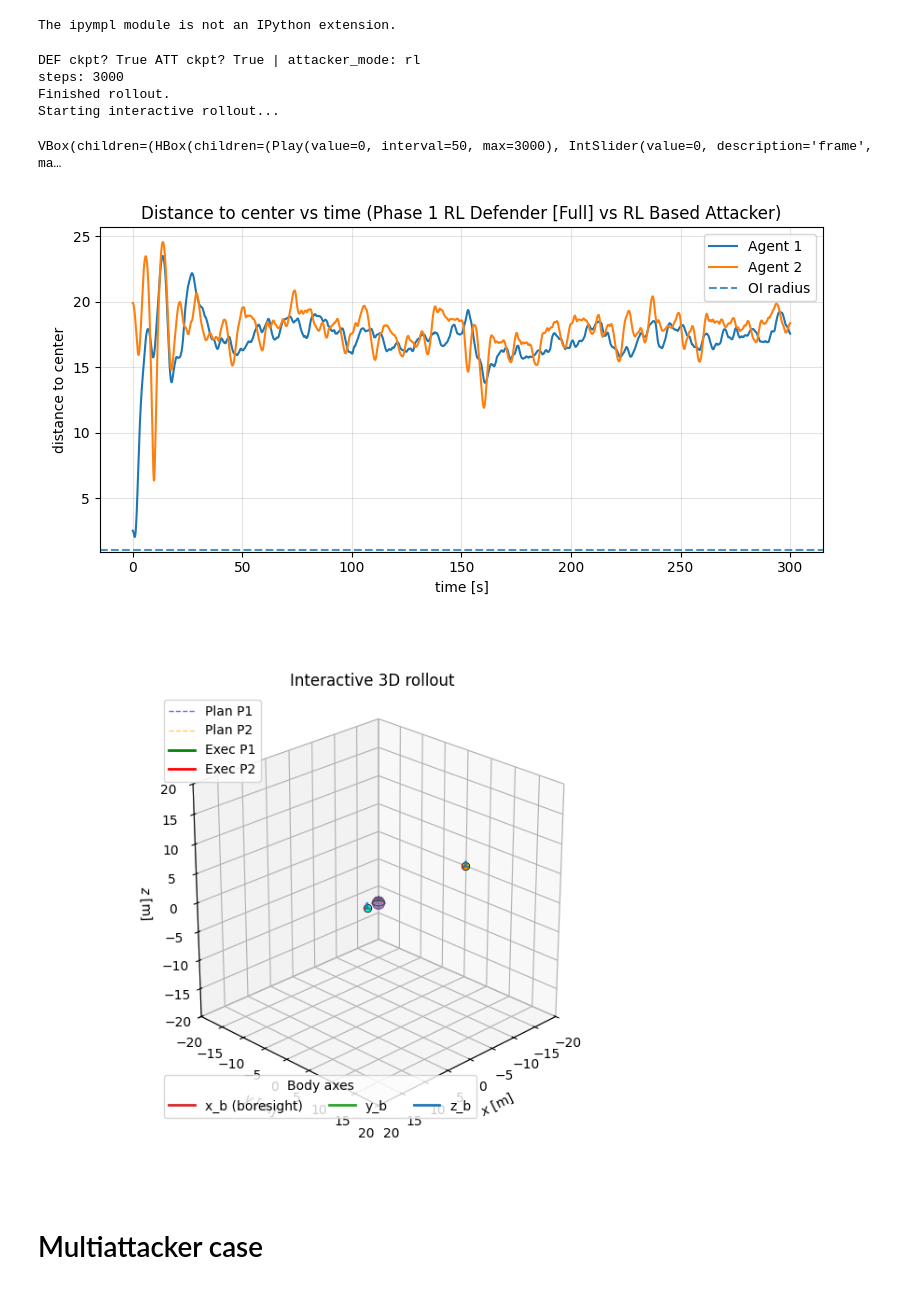
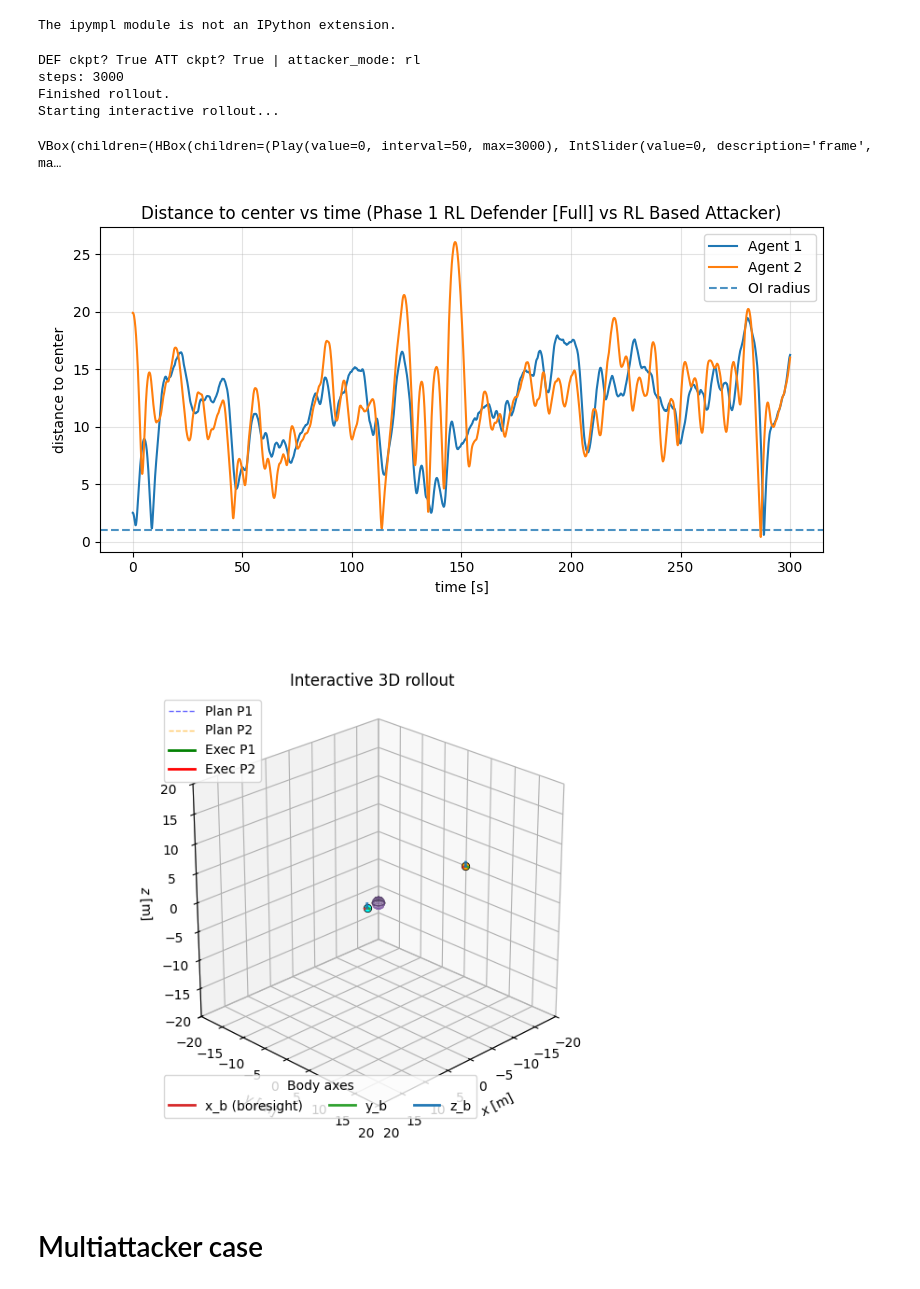
Before and after one commit to gussantaella1/PARL-PO, a Jupyter notebook: GameTheory_TopLevel.ipynb, the cells around one changed output. Cells and saved outputs as stored; diff of their text form; code cells hidden in the pictures.

```diff
--- a/GameTheory_TopLevel.ipynb
+++ b/GameTheory_TopLevel.ipynb
@@ -181,22 +181,22 @@ def run_with(**overrides):
 # %%
 if __name__ == "__main__":
     rollout, cfg = run_with(
         CKPT_DIR = Path("Training_Policy"),
-        POLICY_DEFENDER="def1_teacher.pt",
+        POLICY_DEFENDER="def0_teacher.pt",
         POLICY_ATTACKER="att1_teacher.pt",
         ATTACKER_MODE="rl",
         USE_UKF=False,
         ANIMATE_ROLLOUT=True
     )
 
     plot_rollout_center_distance(rollout, cfg, title = "Distance to center vs time (Phase 1 RL Defender [Full] vs RL Based Attacker)")
 # %% [output]
 DEF ckpt? True ATT ckpt? True | attacker_mode: rl
 steps: 3000
 Finished rollout.
 Starting interactive rollout...
 VBox(children=(HBox(children=(Play(value=0, interval=50, max=3000), IntSlider(value=0, description='frame', ma…
-[figure, old version]
+[figure, new version]
 [figure]
 # %%
 if __name__ == "__main__":
```
Also changed, not shown: 50 other files.
